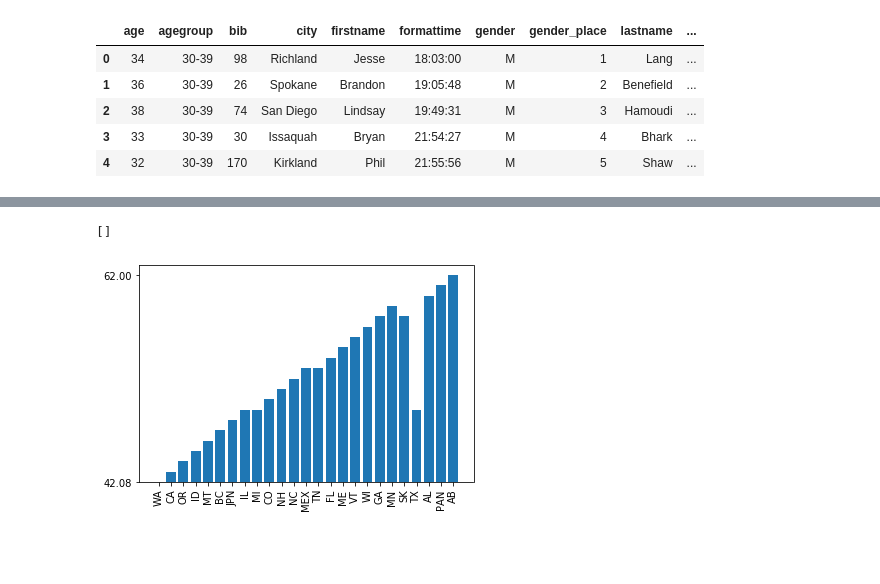
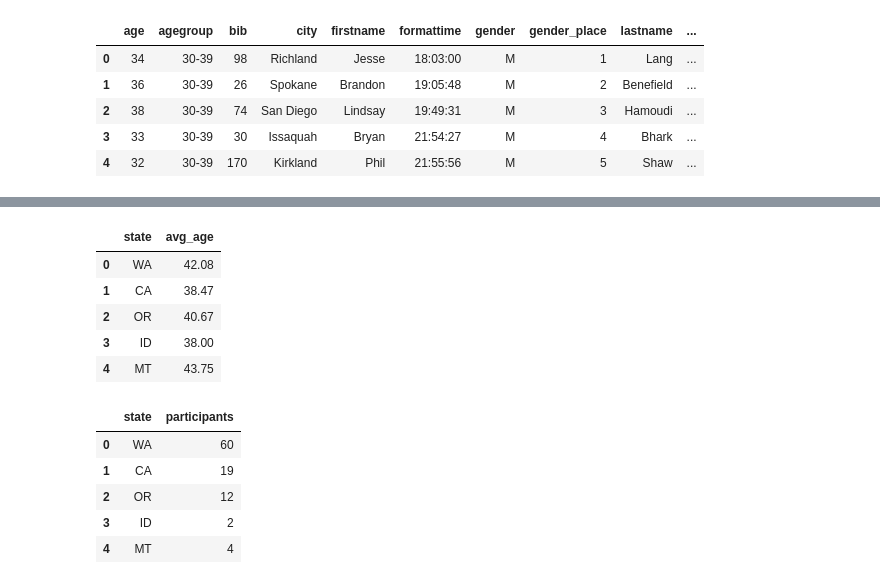
Before and after one commit to joshmyersdean/ultrasignup-analysis, a Jupyter notebook: scrape.ipynb, the cells around one changed output, grey strips where cells are left out. Cells and saved outputs as stored; diff of their text form; code cells hidden in the pictures; blank space fills up the shorter version.

```diff
--- a/scrape.ipynb
+++ b/scrape.ipynb
@@ -58,12 +33,41 @@ age_dict
-# %%
-# CAN MAKE THIS BETTER
-import numpy as np
-plt.bar(range(len(age_dict)), age_dict.values(), align='center')
-x = plt.xticks(range(len(age_dict)), list(age_dict.keys()), rotation='vertical')
-
-plt.yticks(np.arange(0, 101, 20))
-
-plt.plot()
-# %% [output]
-[]
-[figure, removed]
+# %%
+# lists to create various dataframe
+states = []
+ages = []
+num_part = []
+
+# create empty dataframes
+age_df = pd.DataFrame(columns=['state', 'avg_age'])
+part_df = pd.DataFrame(columns=['state', 'participants'])
+
+# iterate through each state
+for state in df.state.unique():
+    # find the average age and number of participants
+    sum_age = df.loc[df['state'] == state, 'age'].sum()
+    num_part.append(df['state'].value_counts()[state])
+    avg_age = "{0:.2f}".format(sum_age / len(df[df['state'] == state]))
+    states.append(state)
+    ages.append(float(avg_age))
+
+# populate the dataframes
+age_df['state'] = states
+age_df['avg_age'] = ages
+part_df['state'] = states
+part_df['participants'] = num_part
+age_df.head()
+# %% [output]
+|  | state | avg_age |
+| 0 | WA | 42.08 |
+| 1 | CA | 38.47 |
+| 2 | OR | 40.67 |
+| 3 | ID | 38.00 |
+| 4 | MT | 43.75 |
+# %%
+part_df.head()
+# %% [output]
+|  | state | participants |
+| 0 | WA | 60 |
+| 1 | CA | 19 |
+| 2 | OR | 12 |
+| 3 | ID | 2 |
+| 4 | MT | 4 |
```
Also changed, not shown: parts of 5 cells of this notebook.
